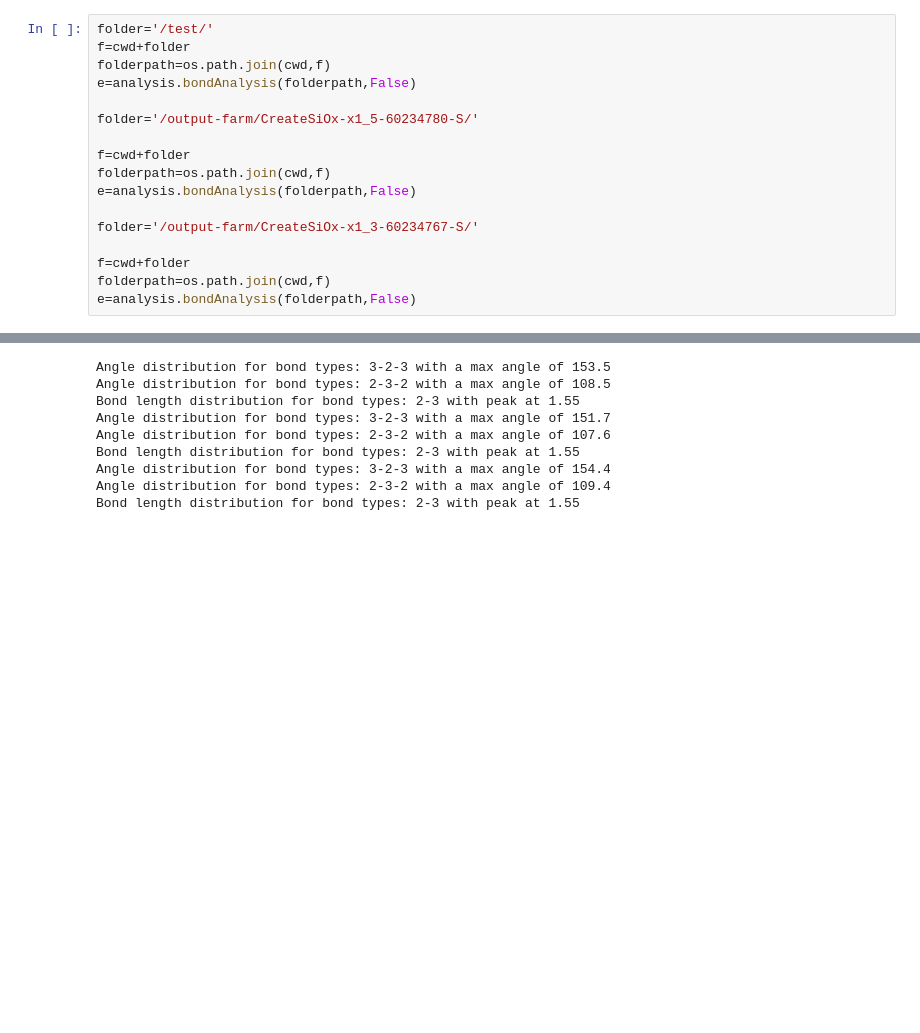
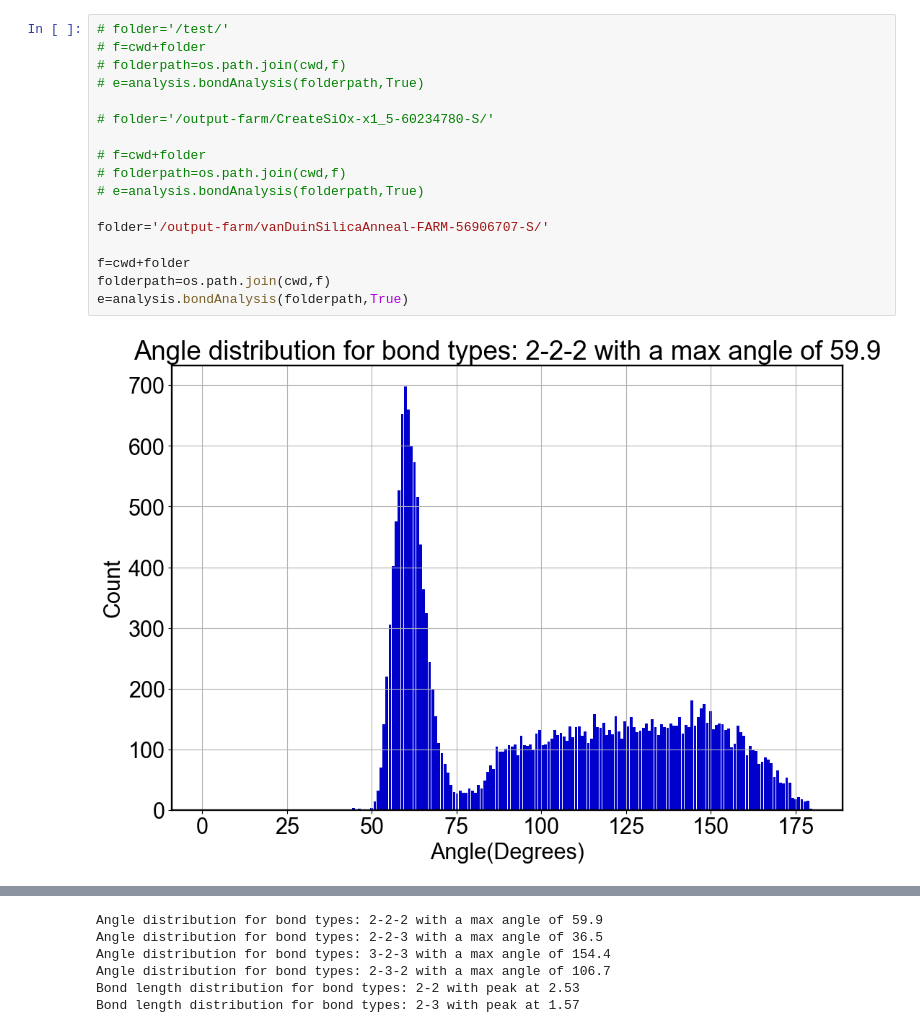
Before and after one commit to zimanyi-group/TOPCON-MD, a Jupyter notebook: StructureCalculations.ipynb, the cells around one changed output, grey strips where cells are left out. Saved outputs shown, nothing was run; the diff lists cells and outputs as text; blank space fills up the shorter version.

```diff
--- a/StructureCalculations.ipynb
+++ b/StructureCalculations.ipynb
@@ -34,19 +33,20 @@ The autoreload extension is already loaded. To reload it, use:
 /home/agoga/topcon/test/
 # %%
-folder='/test/'
-f=cwd+folder
-folderpath=os.path.join(cwd,f)
-e=analysis.bondAnalysis(folderpath,False)
+# folder='/test/'
+# f=cwd+folder
+# folderpath=os.path.join(cwd,f)
+# e=analysis.bondAnalysis(folderpath,True)
 
-folder='/output-farm/CreateSiOx-x1_5-60234780-S/'
+# folder='/output-farm/CreateSiOx-x1_5-60234780-S/'
+
+# f=cwd+folder
+# folderpath=os.path.join(cwd,f)
+# e=analysis.bondAnalysis(folderpath,True)
+
+folder='/output-farm/vanDuinSilicaAnneal-FARM-56906707-S/'
 
 f=cwd+folder
 folderpath=os.path.join(cwd,f)
-e=analysis.bondAnalysis(folderpath,False)
-
-folder='/output-farm/CreateSiOx-x1_3-60234767-S/'
-
-f=cwd+folder
-folderpath=os.path.join(cwd,f)
-e=analysis.bondAnalysis(folderpath,False)
+e=analysis.bondAnalysis(folderpath,True)
 # %% [output]
+[figure, added]
@@ -53,12 +58,9 @@ e=analysis.bondAnalysis(folderpath,False)
-Angle distribution for bond types: 3-2-3 with a max angle of 153.5
-Angle distribution for bond types: 2-3-2 with a max angle of 108.5
-Bond length distribution for bond types: 2-3 with peak at 1.55
-Angle distribution for bond types: 3-2-3 with a max angle of 151.7
-Angle distribution for bond types: 2-3-2 with a max angle of 107.6
-Bond length distribution for bond types: 2-3 with peak at 1.55
+Angle distribution for bond types: 2-2-2 with a max angle of 59.9
+Angle distribution for bond types: 2-2-3 with a max angle of 36.5
 Angle distribution for bond types: 3-2-3 with a max angle of 154.4
-Angle distribution for bond types: 2-3-2 with a max angle of 109.4
-Bond length distribution for bond types: 2-3 with peak at 1.55
+Angle distribution for bond types: 2-3-2 with a max angle of 106.7
+Bond length distribution for bond types: 2-2 with peak at 2.53
+Bond length distribution for bond types: 2-3 with peak at 1.57
 # %%
 folder='output-farm/with-v-without-h-SiO_1-5/awoh1-SlowAnneal-FARM-59700804-S'
 
```
Also changed, not shown: parts of 5 cells of this notebook, 2 other files.
